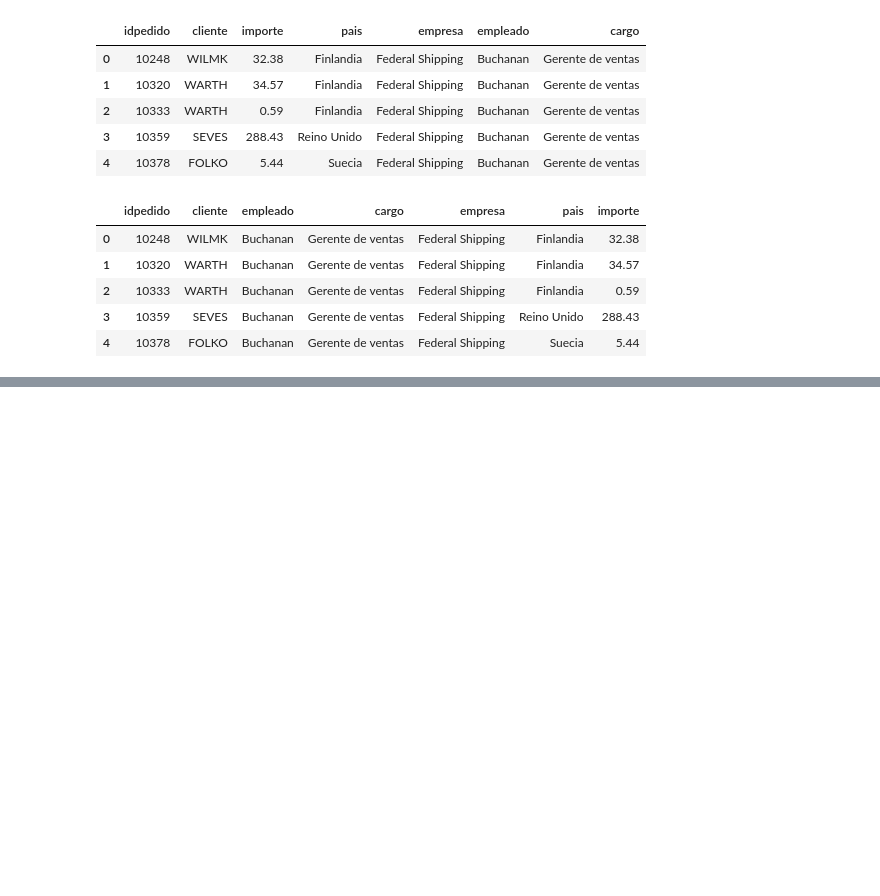
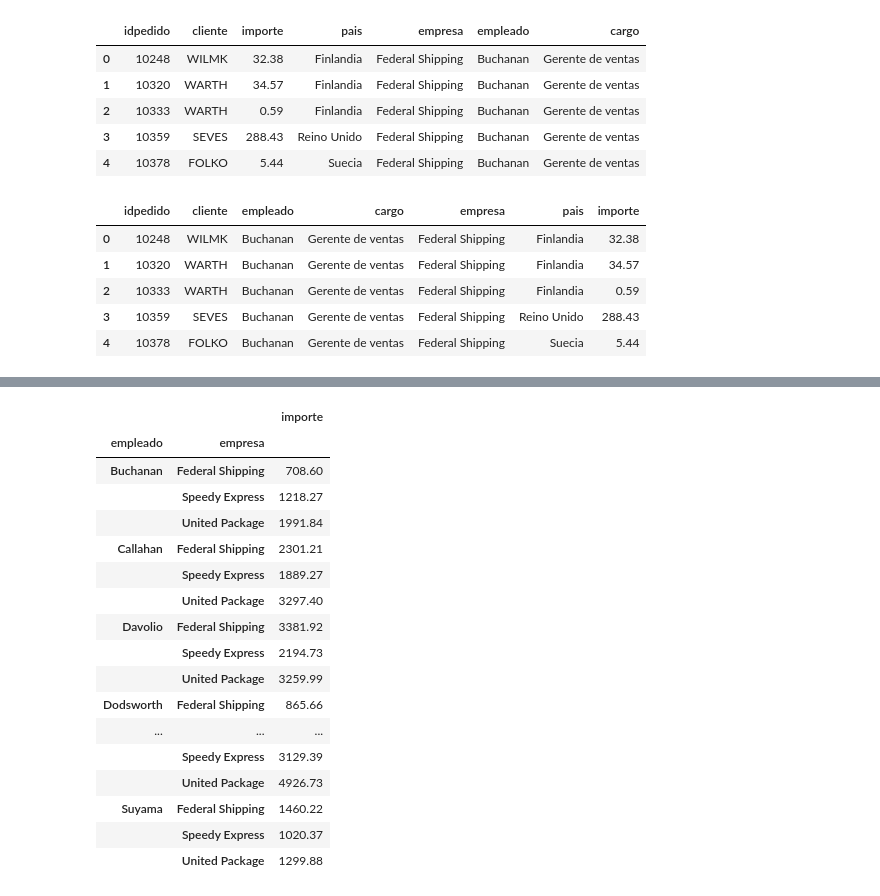
Before and after one commit to mcejudoo/CursoPythonAvanzado, a Jupyter notebook: codigo/pandas_merge_ficheros.ipynb, the cells around one changed output, grey strips where cells are left out. Saved outputs shown, nothing was run; the diff lists cells and outputs as text; code cells hidden in the pictures; blank space fills up the shorter version.

```diff
--- a/codigo/pandas_merge_ficheros.ipynb
+++ b/codigo/pandas_merge_ficheros.ipynb
@@ -93,0 +122,22 @@ dtFinal.to_excel("pedidos.xlsx", index=False, float_format="%.2f", sheet_name="p
+# %%
+media = dtFinal.groupby(['empleado','empresa']).sum()[['importe']]
+media
+# %% [output]
+|  |  | importe |
+| empleado | empresa |  |
+| Buchanan | Federal Shipping | 708.60 |
+|  | Speedy Express | 1218.27 |
+|  | United Package | 1991.84 |
+| Callahan | Federal Shipping | 2301.21 |
+|  | Speedy Express | 1889.27 |
+|  | United Package | 3297.40 |
+| Davolio | Federal Shipping | 3381.92 |
+|  | Speedy Express | 2194.73 |
+|  | United Package | 3259.99 |
+| Dodsworth | Federal Shipping | 865.66 |
+| ... | ... | ... |
+|  | Speedy Express | 3129.39 |
+|  | United Package | 4926.73 |
+| Suyama | Federal Shipping | 1460.22 |
+|  | Speedy Express | 1020.37 |
+|  | United Package | 1299.88 |
```
Also changed, not shown: parts of 4 cells of this notebook, 1 other file.
